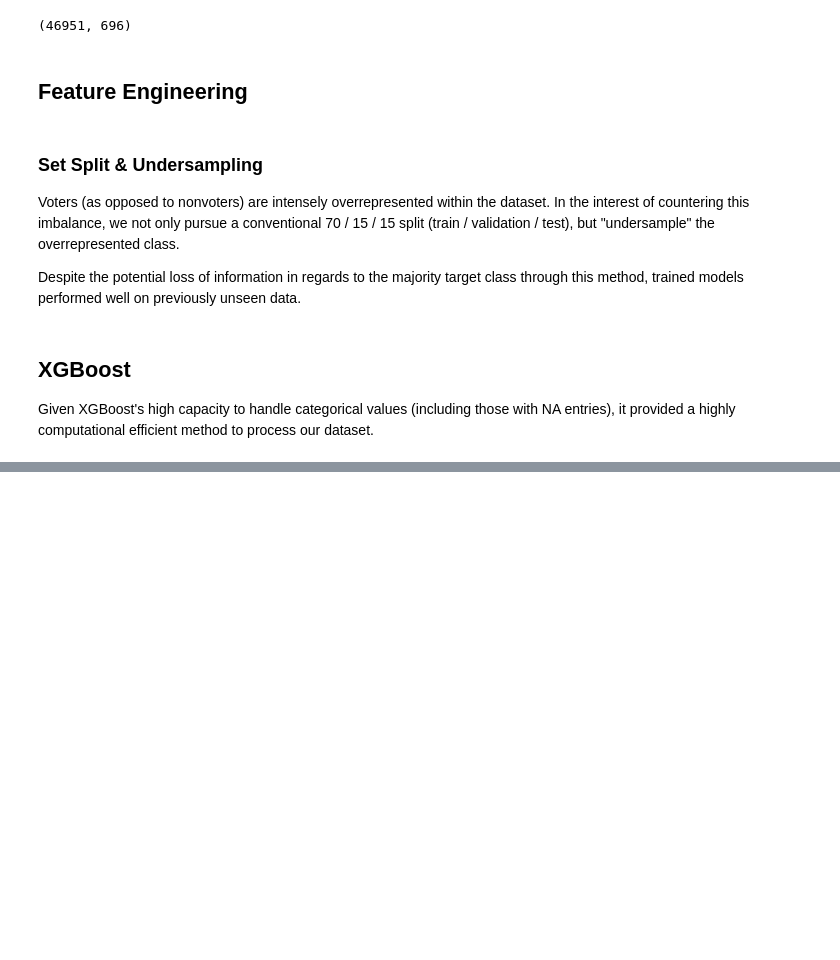
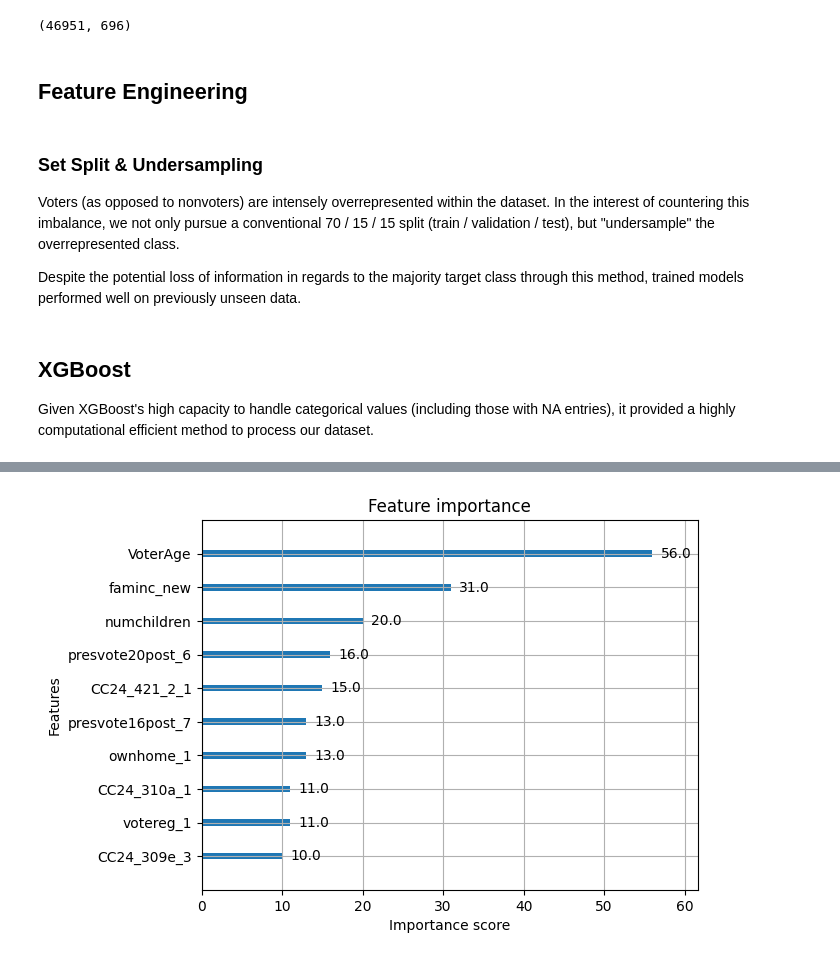
Before and after one commit to agtrinidad/s26-hnz-voter-predictors, a Jupyter notebook: s26_midterm_project_g17.ipynb, the cells around one changed output, grey strips where cells are left out. Drawn from its saved outputs; the diff is of its cells as text; code cells hidden in the pictures; blank space fills up the shorter version.

Commit message:
Sharpened a bit more of the XGBoost

```diff
--- a/s26_midterm_project_g17.ipynb
+++ b/s26_midterm_project_g17.ipynb
@@ -40,6 +39,9 @@ import optuna
 # File systems
 import os
 import string
+# %%
+# Setting matplotlib style
+plt.style.use('ggplot')
 # %% [markdown]
 ## Function Definitions
 
@@ -1256,11 +1262,6 @@ full_features = [
     # Voting history
     "presvote20post",   # 2020 President Vote Post Election
     "presvote16post",   # 2016 President Vote Post Election
-
-    # ── Engineered Features ──
-    "VoteFlag": "Did Vote?",
-    "IsParent": "Is Parent?",
-    "VoterAge": "Age", #Computed as described at "BirthYr"
 ]
 # %%
 # Index of truly numeric features (as opposed to categorical)
@@ -1370,0 +1447,7 @@ shap.summary_plot(shap_values, X_test)
+# %%
+# XGBoost Internal Feature Importance
+xgb_model.get_booster().feature_names = list(X_processed.columns)
+plot_importance(xgb_model, max_num_features=10)
+plt.show()
+# %% [output]
+[figure, added]
```
Also changed, not shown: parts of 15 cells of this notebook, 1 other file.
